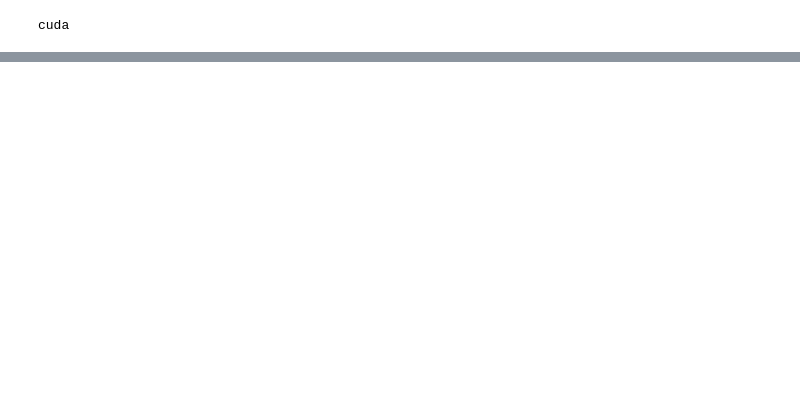
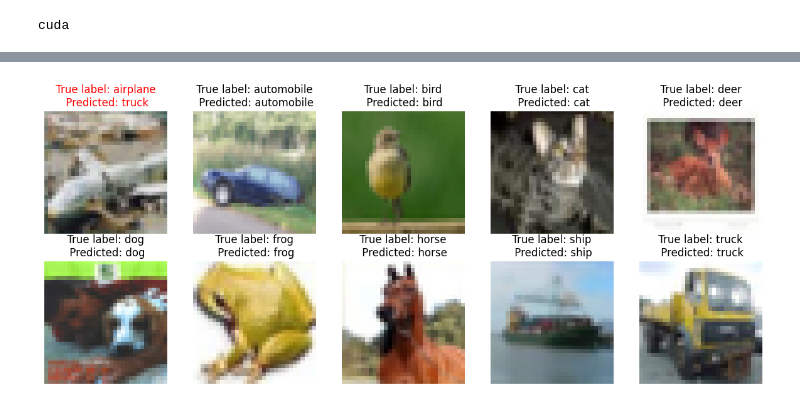
Before and after one commit to Alexej-Larionov/deep-learning-course-practice-2025, a Jupyter notebook: laboratory_work_2/LarionovAI/CIFAR10.ipynb, the cells around one changed output, grey strips where cells are left out. Drawn from its saved outputs; the diff is of its cells as text; code cells hidden in the pictures; blank space fills up the shorter version.

```diff
--- a/laboratory_work_2/LarionovAI/CIFAR10.ipynb
+++ b/laboratory_work_2/LarionovAI/CIFAR10.ipynb
@@ -10,6 +37,6 @@ cuda
 # %%
-trainset = torchvision.datasets.CIFAR10(root='./', train=True, download=True, transform=torchvision.transforms.ToTensor())
-testset  = torchvision.datasets.CIFAR10(root='./', train=False, download=True, transform=torchvision.transforms.ToTensor())
+trainset = torchvision.datasets.CIFAR10(root = './', train = True, download = True, transform  = train_transform)
+testset  = torchvision.datasets.CIFAR10(root = './', train = False, download = True, transform = test_transform)
 # %%
 from torch.utils.data import DataLoader
 
@@ -73,0 +323,8 @@ RuntimeError: Input type (torch.FloatTensor) and weight type (torch.cuda.FloatTe
+# %%
+'''
+model = ConvCifar10(num_classes=10)
+model.load_state_dict(torch.load("model.pth", map_location=device))
+model.to(device)
+model.eval()
+
+'''
@@ -73,0 +366,51 @@ RuntimeError: Input type (torch.FloatTensor) and weight type (torch.cuda.FloatTe
+# %%
+model.to('cpu')
+model.eval()
+
+
+def show_one_per_class(testloader, class_names=None):
+    found = {}
+
+    for images, labels in testloader:
+        for img, lab in zip(images, labels):
+            lab = lab.item()
+            if lab not in found:
+                found[lab] = img
+            if len(found) == 10:
+                break
+        if len(found) == 10:
+            break
+
+    plt.figure(figsize=(12, 5))
+    for idx, (lab, img) in enumerate(sorted(found.items())):
+        plt.subplot(2, 5, idx+1)
+        pred=model(img.unsqueeze(0)).argmax(dim=1)
+        img = (img * torch.tensor(std).view(3,1,1) + torch.tensor(mean).view(3,1,1)).clamp(0,1)
+        plt.imshow(img.permute(1, 2, 0))
+        if class_names:
+            title =f" True label: {class_names[lab]} \n Predicted: {class_names[pred]}"
+            if class_names[lab] == class_names[pred]:
+                plt.title(title)
+            else:
+                plt.title(title, color = "red")
+
+
+        else:
+            plt.title(f"class {lab}")
+        plt.axis("off")
+
+    plt.tight_layout()
+    plt.show()
+
+
+#testset.transform = T.ToTensor()
+testloader = DataLoader(testset, batch_size=512, shuffle = True)
+
+class_names = [
+    "airplane", "automobile", "bird", "cat", "deer",
+    "dog", "frog", "horse", "ship", "truck"
+]
+
+show_one_per_class(testloader, class_names)
+# %% [output]
+[figure, added]
```
Also changed, not shown: parts of 12 cells of this notebook, 2 other files.
